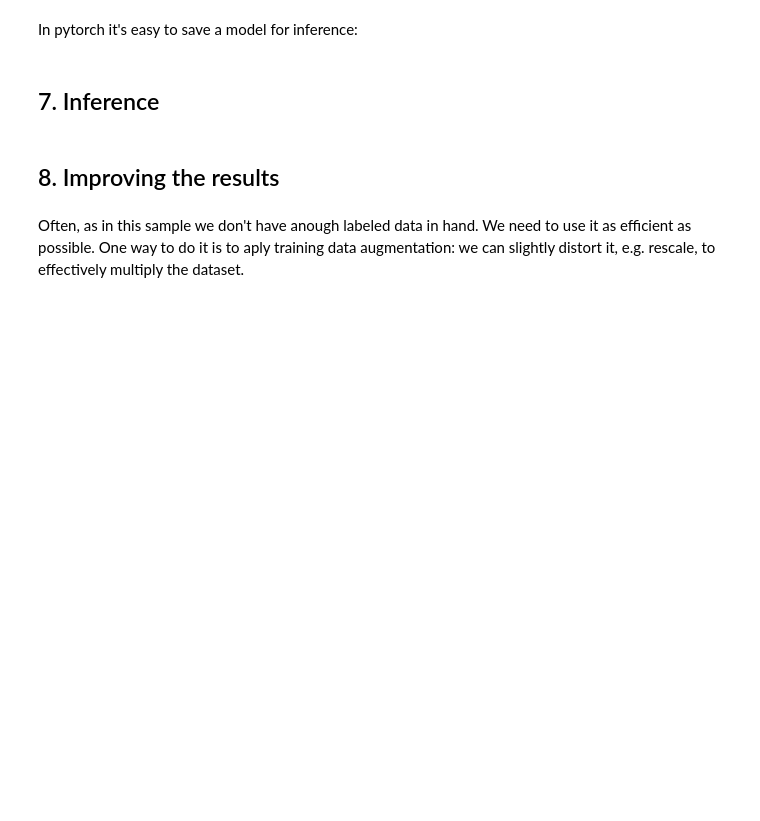
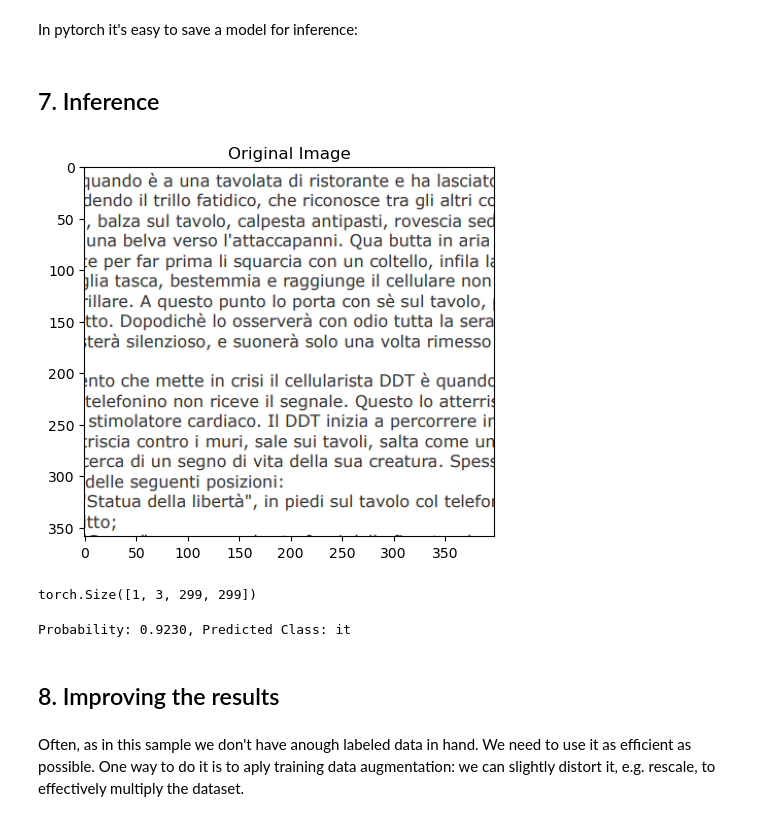
Before and after one commit to pbecerrav/ADS_course, a Jupyter notebook: Module6/Tutorials/Tutorial_V_torch_Transfer_learning.ipynb, the cells around one changed output. Saved outputs shown, nothing was run; the diff lists cells and outputs as text; code cells hidden in the pictures; blank space fills up the shorter version.

```diff
--- a/Module6/Tutorials/Tutorial_V_torch_Transfer_learning.ipynb
+++ b/Module6/Tutorials/Tutorial_V_torch_Transfer_learning.ipynb
@@ -338,22 +696,44 @@ loaded_model.eval();  # set the model to inference mode
+# %%
+# Load an image for inference
+im = Image.open('ML3/it/1_1.jpg')
+
+# Display the original image
+plt.imshow(im)
+plt.title('Original Image')
+plt.show()
+# %% [output]
+[figure, added]
 # %%
-# get an image:
-im = Image.open('ML3/it/1_1.jpg')
-# convert to tensor
+# Apply the same transformations used during training to convert the image to a tensor
 im_tensor = image_transform(im)
-# add batch dimension
+
+# Add a batch dimension and move the tensor to the specified device
 im_tensor = im_tensor.unsqueeze(0).to(device)
 
+# Print the shape of the resulting tensor
 print(im_tensor.shape)
+# %% [output]
+torch.Size([1, 3, 299, 299])
 # %%
-# get the logits and class
+# Perform inference on the loaded model
 with torch.no_grad():
+    # Get logits from the loaded model
     logits = loaded_model(im_tensor)
+
+    # Apply softmax to obtain class probabilities
     probs = F.softmax(logits, dim=1)
+
+    # Get the predicted class using the get_predictions function
     pred = get_predictions(logits)
 
-probs = probs.cpu().numpy()[0]  # only one element in the batch
+# Convert probabilities and predictions to numpy arrays
+probs = probs.cpu().numpy()[0]  # Only one element in the batch
 pred = pred.cpu().numpy()[0]
-print(probs[pred], text_label[pred])
+
+# Print the probability and predicted class label
+print(f'Probability: {probs[pred]:.4f}, Predicted Class: {text_label[pred]}')
+# %% [output]
+Probability: 0.9230, Predicted Class: it
 # %% [markdown]
 ## 8. Improving the results
 # %% [markdown]
```
Also changed, not shown: parts of 58 cells of this notebook, 3 other files.
